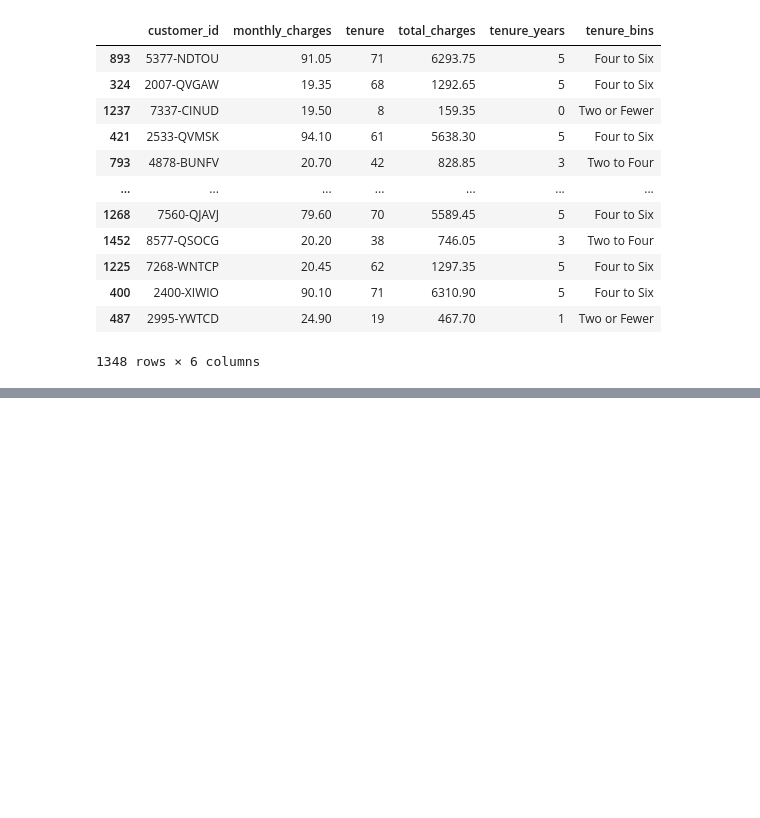
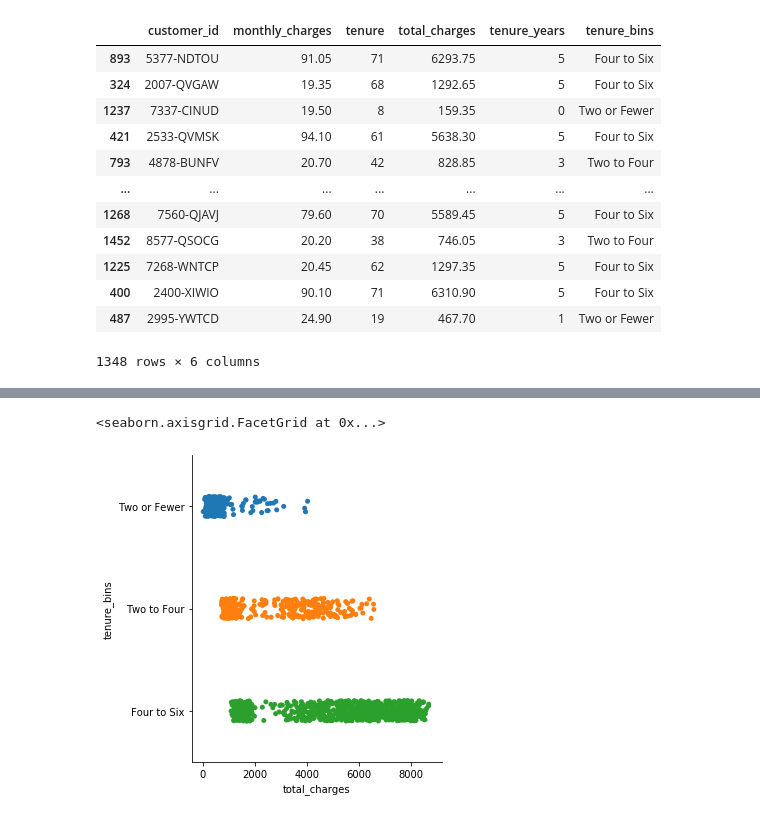
Before and after one commit to aleclhartman/ds-methodologies-exercises, a Jupyter notebook: regression/validating_functions.ipynb, the cells around one changed output, grey strips where cells are left out. Drawn from its saved outputs; the diff is of its cells as text; code cells hidden in the pictures; blank space fills up the shorter version.

```diff
--- a/regression/validating_functions.ipynb
+++ b/regression/validating_functions.ipynb
@@ -142,0 +144,5 @@ sklearn.preprocessing.RobustScaler?
+# %%
+sns.catplot(y="tenure_bins", x="total_charges", data=train)
+# %% [output]
+<seaborn.axisgrid.FacetGrid at 0x...>
+[figure, added]
```
Also changed, not shown: parts of 7 cells of this notebook, 1 other file.
